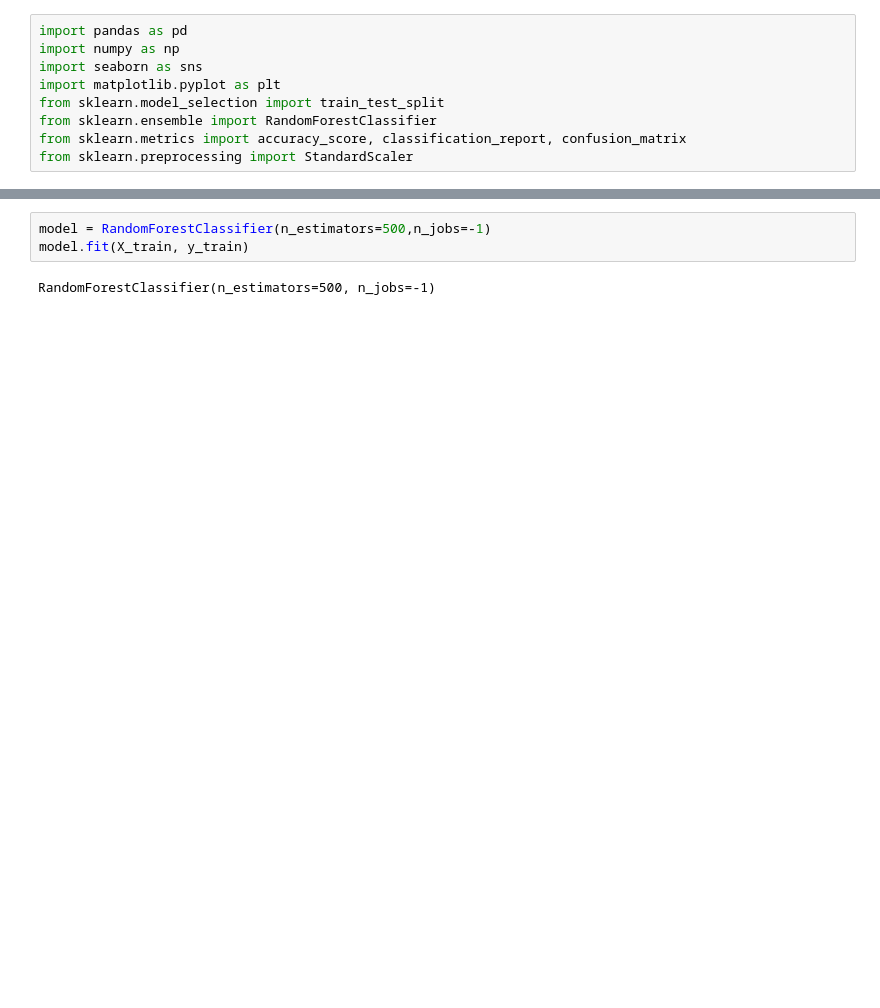
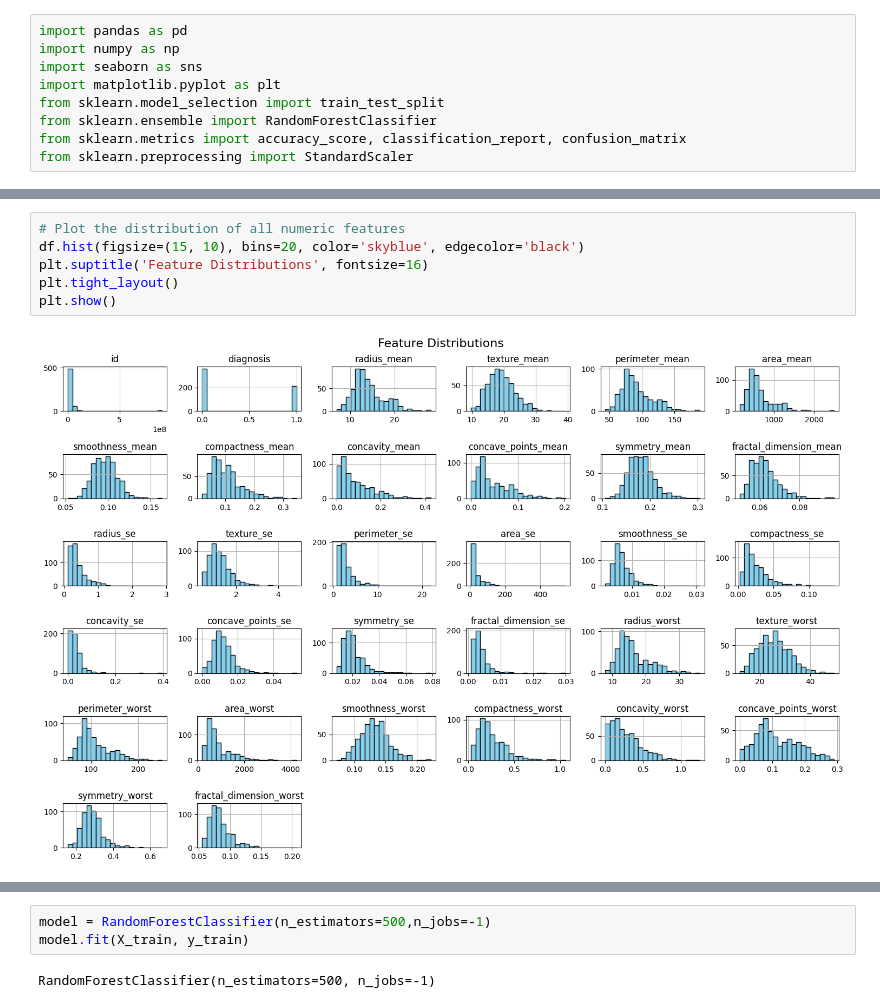
Before and after one commit to symplycharles/Breast-Cancer-Prediction, a Jupyter notebook: Breast Cancer Prediction.ipynb, the cells around one changed output, grey strips where cells are left out. Saved outputs shown, nothing was run; the diff lists cells and outputs as text; blank space fills up the shorter version.

```diff
--- a/Breast Cancer Prediction.ipynb
+++ b/Breast Cancer Prediction.ipynb
@@ -67,0 +138,8 @@ df.describe()
+# %%
+# Plot the distribution of all numeric features
+df.hist(figsize=(15, 10), bins=20, color='skyblue', edgecolor='black')
+plt.suptitle('Feature Distributions', fontsize=16)
+plt.tight_layout()
+plt.show()
+# %% [output]
+[figure, added]
```
Also changed, not shown: parts of 25 cells of this notebook, 4 other files.
